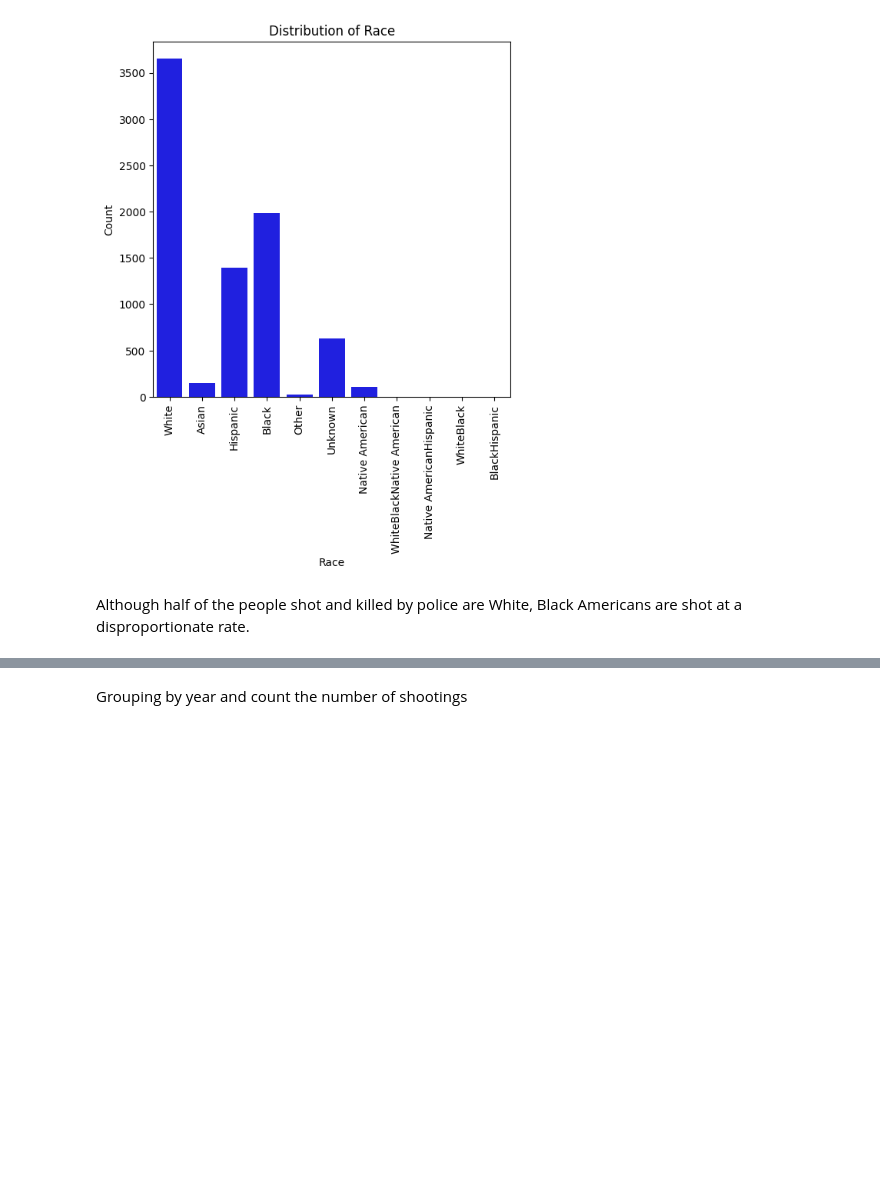
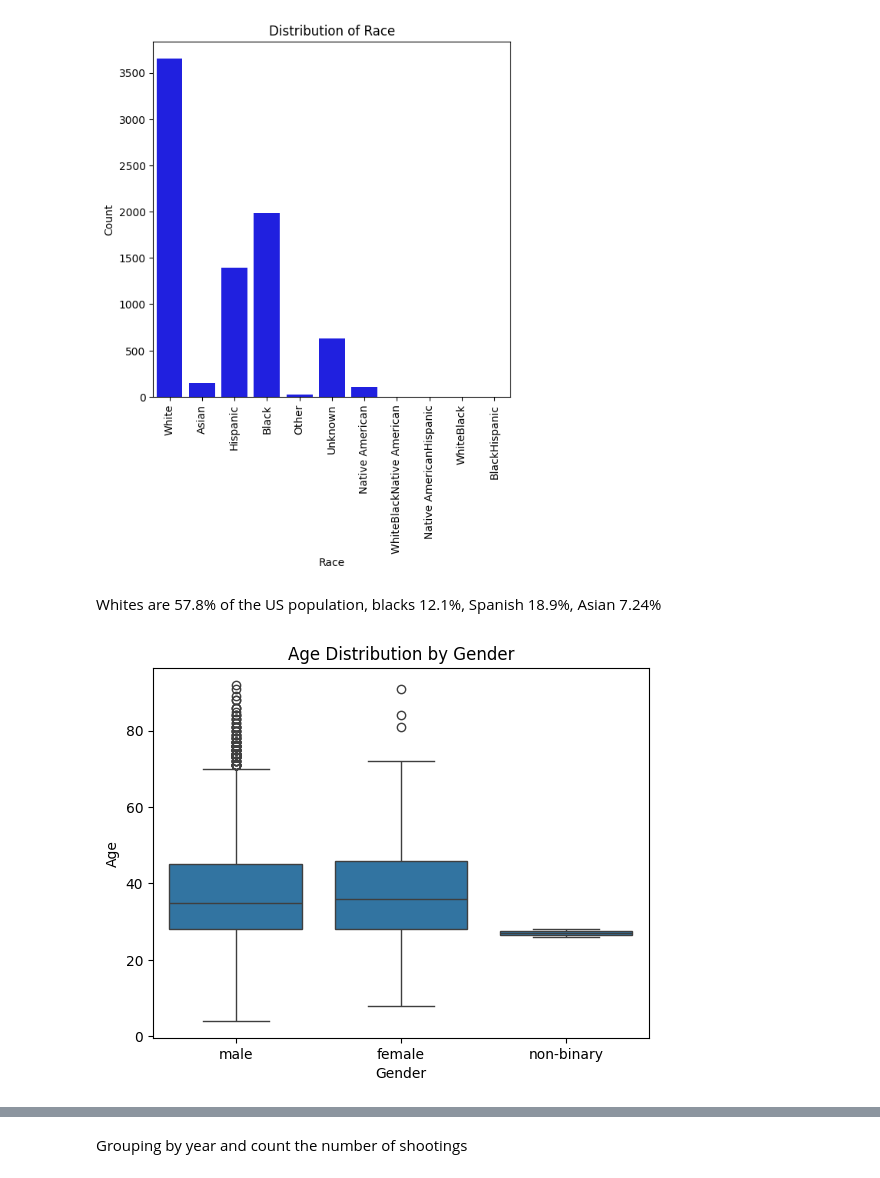
Before and after one commit to ZeeMurphy/Projects-Z, a Jupyter notebook: Porject1_201April10.ipynb, the cells around one changed output, grey strips where cells are left out. Saved outputs shown, nothing was run; the diff lists cells and outputs as text; code cells hidden in the pictures; blank space fills up the shorter version.

```diff
--- a/Porject1_201April10.ipynb
+++ b/Porject1_201April10.ipynb
@@ -152,5 +160,14 @@ plt.xticks(rotation=90)
 plt.show()
 # %% [output]
 [figure]
-# %% [markdown]
-Although half of the people shot and killed by police are White, Black Americans are shot at a disproportionate rate.
+# %% [markdown]
+Whites are 57.8% of the US population, blacks 12.1%, Spanish 18.9%, Asian 7.24%
+# %%
+#Age distribution by gender, who is more affected based on their age and gender.
+sns.boxplot(x='gender', y='age', data=df)
+plt.xlabel('Gender')
+plt.ylabel('Age')
+plt.title('Age Distribution by Gender')
+plt.show()
+# %% [output]
+[figure, added]
```
Also changed, not shown: parts of 7 cells of this notebook.
